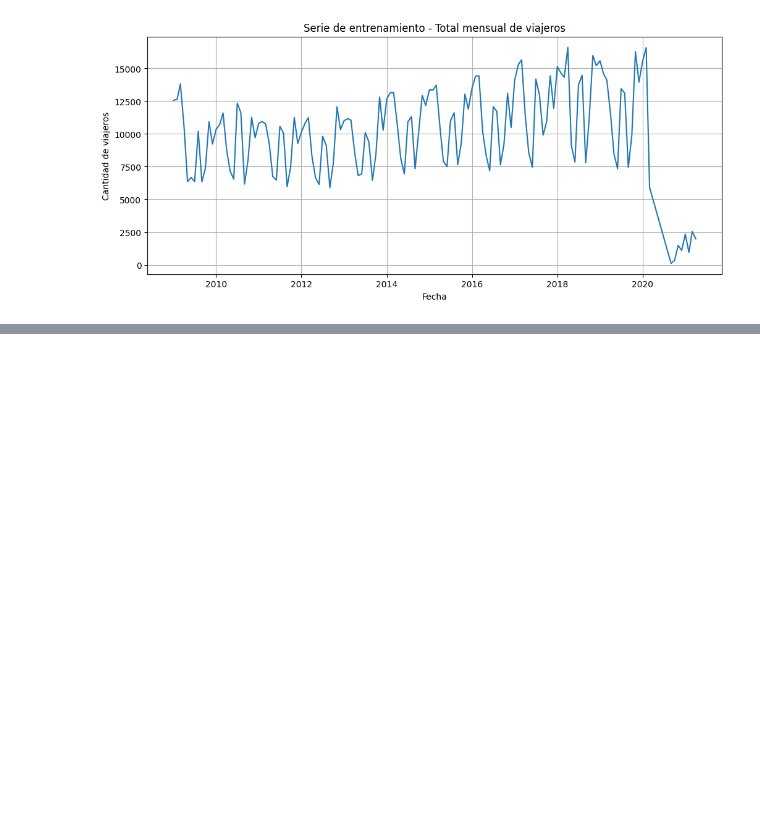
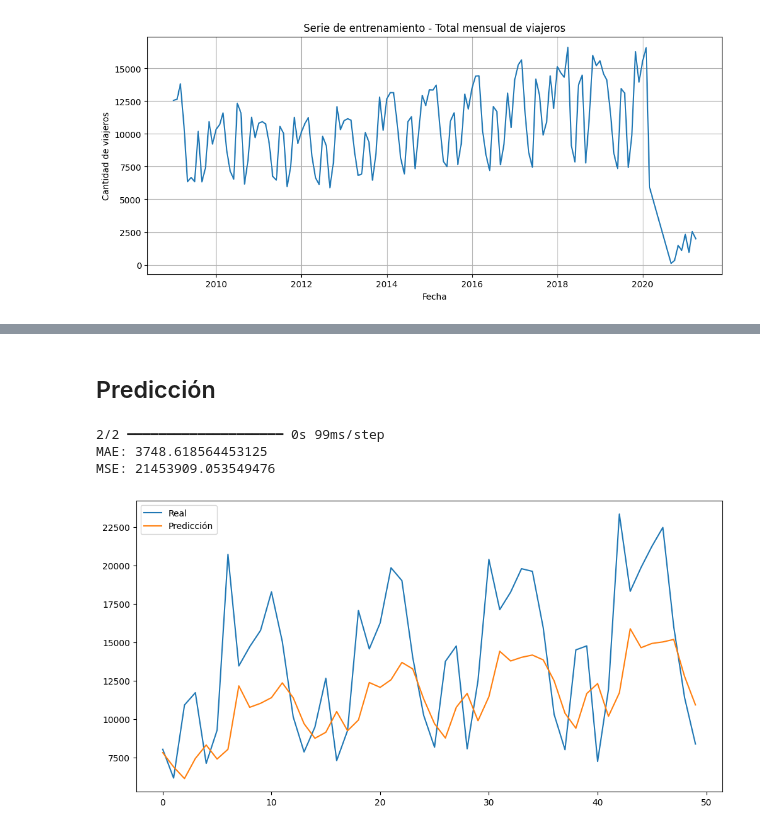
Before and after one commit to JAVIERCLO/lab2_DS, a Jupyter notebook: Modelos.ipynb, the cells around one changed output, grey strips where cells are left out. Cells and saved outputs as stored; diff of their text form; code cells hidden in the pictures; blank space fills up the shorter version.

```diff
--- a/Modelos.ipynb
+++ b/Modelos.ipynb
@@ -556,0 +326,35 @@ comparacion.sort_values(by="RMSE", ascending=True)
+# %% [markdown]
+## Predicción
+# %%
+test_escalado = scaler.transform(test.values.reshape(-1, 1))
+ventana = 12 # Tamaño de ventana para la serie temporal
+x_test = []
+y_test = []
+
+for i in range(len(test_escalado) - ventana):
+    x_test.append(test_escalado[i: i + ventana])
+    y_test.append(test_escalado[i + ventana])
+
+x_test = np.array(x_test)
+y_test = np.array(y_test)
+
+prediccion2 = modelo2.predict(x_test)
+prediccion2 = scaler.inverse_transform(prediccion2)
+y_real = scaler.inverse_transform(y_test)
+mae = mean_absolute_error(y_real, prediccion2)
+mse = mean_squared_error(y_real, prediccion2)
+
+print("MAE:", mae)
+print("MSE:", mse)
+
+# Gráfica
+plt.figure(figsize=(12,6))
+plt.plot(y_real, label='Real')
+plt.plot(prediccion2, label='Predicción')
+plt.legend()
+plt.show()
+# %% [output]
+2/2 ━━━━━━━━━━━━━━━━━━━━ 0s 99ms/step
+MAE: 3748.618564453125
+MSE: 21453909.053549476
+[figure, added]
```
Also changed, not shown: parts of 41 cells of this notebook, 2 other files.
